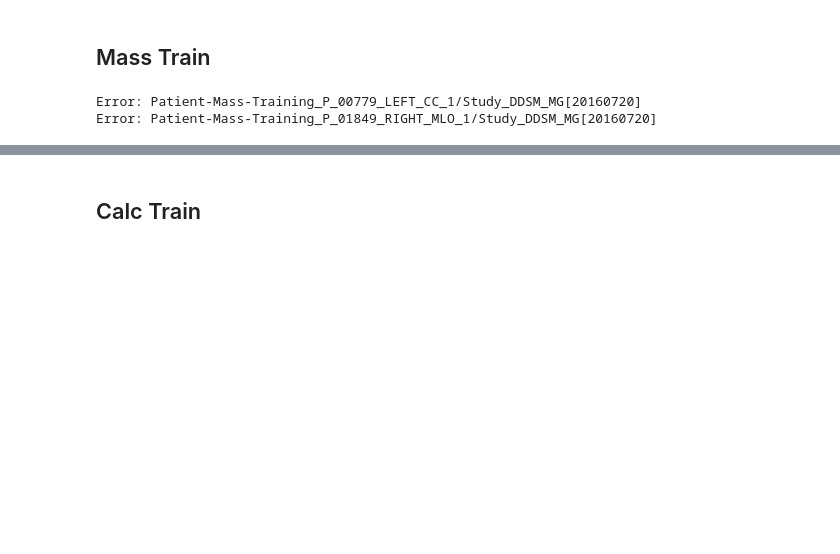
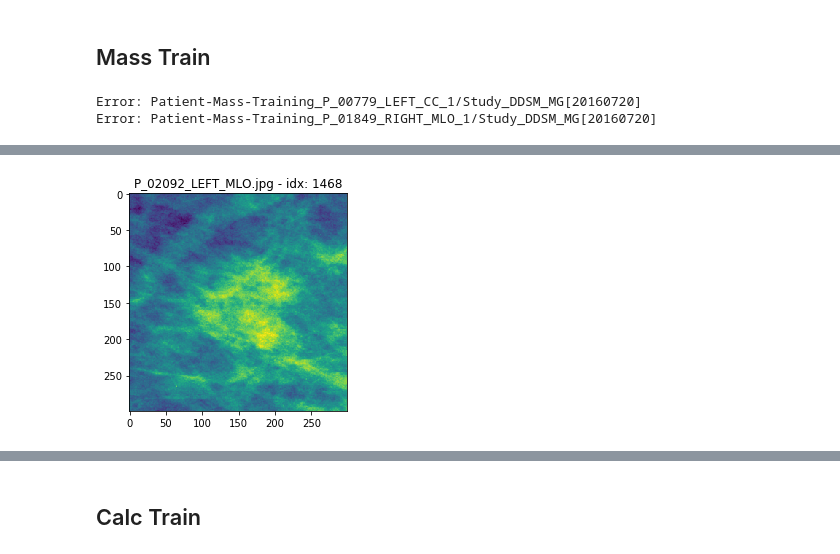
Before and after one commit to escuccim/mias-mammography, a Jupyter notebook: crop_cbis_images.ipynb, the cells around one changed output, grey strips where cells are left out. Drawn from its saved outputs; the diff is of its cells as text; code cells hidden in the pictures; blank space fills up the shorter version.

```diff
--- a/crop_cbis_images.ipynb
+++ b/crop_cbis_images.ipynb
@@ -345,10 +348,12 @@ print("Mass Train File Name List:", len(mass_train_image_names))
 # %%
 # P_00059_LEFT_CC
 for i in range(len(mass_train_image_names)):
-    if mass_train_image_names[i] == "P_00059_LEFT_CC.jpg":
+    if mass_train_image_names[i] == "P_02092_LEFT_MLO.jpg":
         plt.imshow(mass_train_slices[i].reshape(299,299))
-        plt.title("P_00059_LEFT_CC.jpg - idx: " + str(i))
+        plt.title("P_02092_LEFT_MLO.jpg - idx: " + str(i))
         plt.show()
+# %% [output]
+[figure, added]
 # %%
 # check image to make sure it matches the cropped image
 plt.imshow(mass_train_slices[437].reshape(299,299))
```
Also changed, not shown: parts of 19 cells of this notebook, 4 other files.
